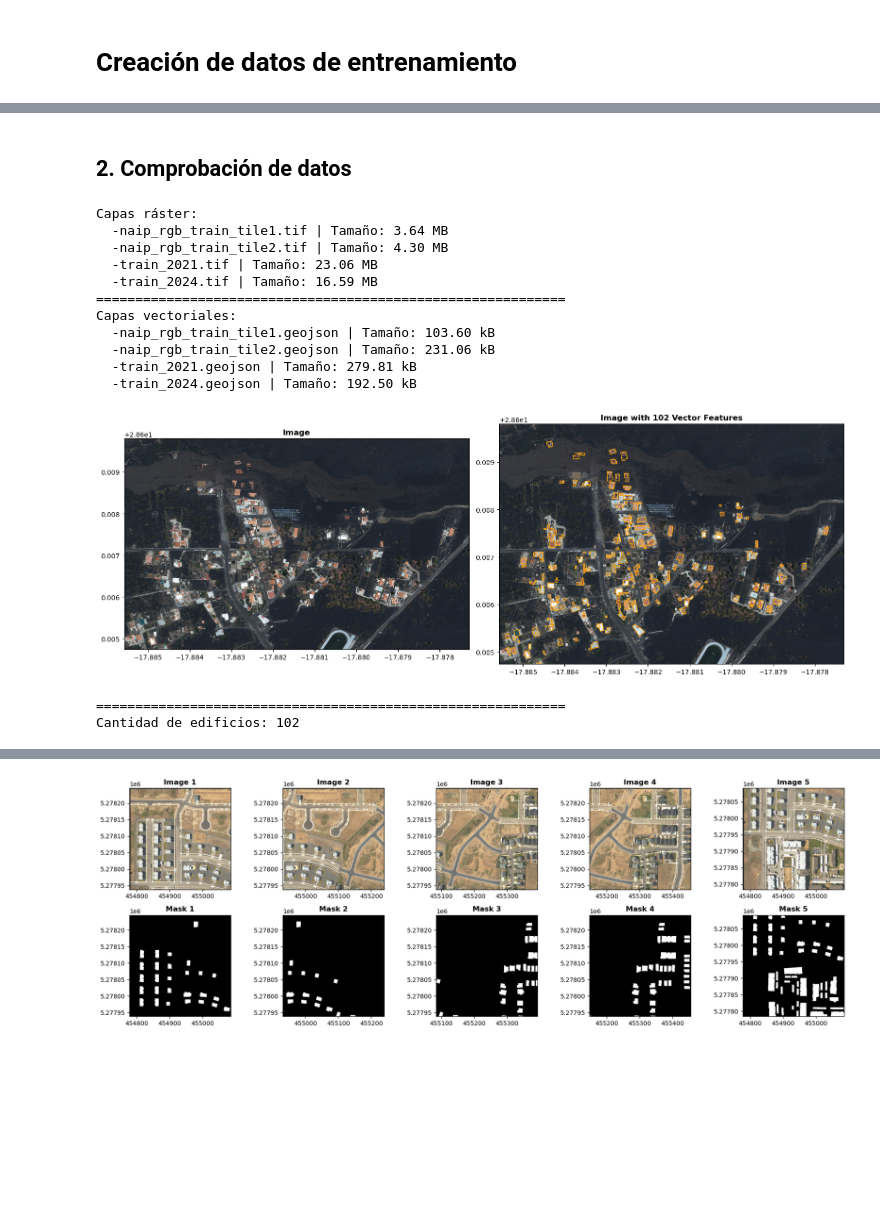
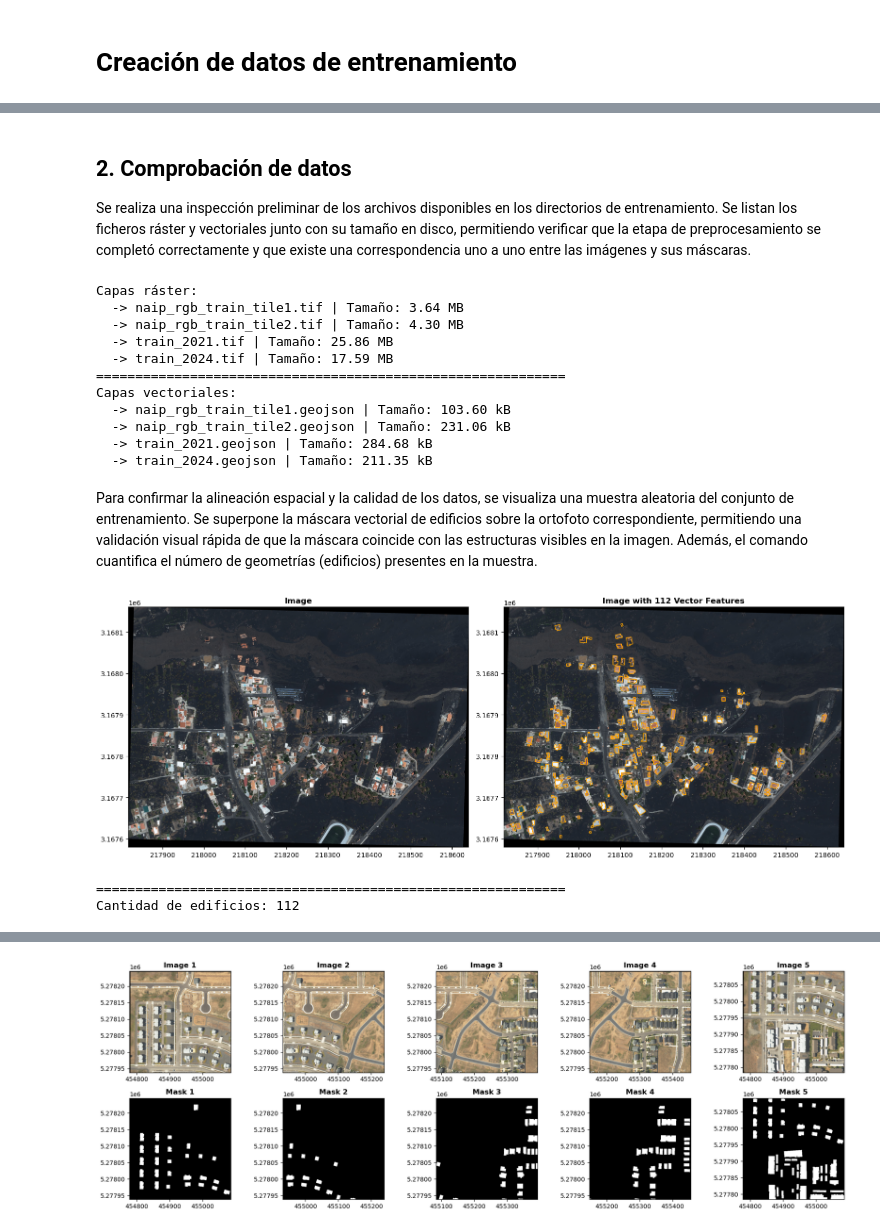
Before and after one commit to jcongom/TFG-disaster-building-footprint-extraction, a Jupyter notebook: notebooks/01_extraccion_datos.ipynb, the cells around one changed output, grey strips where cells are left out. Drawn from its saved outputs; the diff is of its cells as text; code cells hidden in the pictures; blank space fills up the shorter version.

```diff
--- a/notebooks/01_extraccion_datos.ipynb
+++ b/notebooks/01_extraccion_datos.ipynb
@@ -17,44 +15,48 @@ masks_path = f"{train_path}/masks"
 # %% [markdown]
 ## 2. Comprobación de datos
+
+Se realiza una inspección preliminar de los archivos disponibles en los directorios de entrenamiento. Se listan los ficheros ráster y vectoriales junto con su tamaño en disco, permitiendo verificar que la etapa de preprocesamiento se completó correctamente y que existe una correspondencia uno a uno entre las imágenes y sus máscaras.
 # %%
 # Mostrar los archivos en las carpetas
 print("Capas ráster:")
-for i in sorted(os.listdir(images_path)):
-    path = os.path.join(images_path, i)
-    print(f"  -{i} | Tamaño: {os.path.getsize(path)/(1024*1024):.2f} MB")
+for i in sorted(os.listdir(IMAGES_PATH)):
+    path = os.path.join(IMAGES_PATH, i)
+    print(f"  -> {i} | Tamaño: {os.path.getsize(path)/(1024*1024):.2f} MB")
 
 print(f"{'='*60}")
 
 print("Capas vectoriales:")
-for i in sorted(os.listdir(masks_path)):
-    path = os.path.join(masks_path, i)
-    print(f"  -{i} | Tamaño: {os.path.getsize(path)/(1024):.2f} kB")
+for i in sorted(os.listdir(MASKS_PATH)):
+    path = os.path.join(MASKS_PATH, i)
+    print(f"  -> {i} | Tamaño: {os.path.getsize(path)/(1024):.2f} kB")
 # %% [output]
 Capas ráster:
-  -naip_rgb_train_tile1.tif | Tamaño: 3.64 MB
-  -naip_rgb_train_tile2.tif | Tamaño: 4.30 MB
-  -train_2021.tif | Tamaño: 23.06 MB
-  -train_2024.tif | Tamaño: 16.59 MB
+  -> naip_rgb_train_tile1.tif | Tamaño: 3.64 MB
+  -> naip_rgb_train_tile2.tif | Tamaño: 4.30 MB
+  -> train_2021.tif | Tamaño: 25.86 MB
+  -> train_2024.tif | Tamaño: 17.59 MB
 ============================================================
 Capas vectoriales:
-  -naip_rgb_train_tile1.geojson | Tamaño: 103.60 kB
-  -naip_rgb_train_tile2.geojson | Tamaño: 231.06 kB
-  -train_2021.geojson | Tamaño: 279.81 kB
-  -train_2024.geojson | Tamaño: 192.50 kB
+  -> naip_rgb_train_tile1.geojson | Tamaño: 103.60 kB
+  -> naip_rgb_train_tile2.geojson | Tamaño: 231.06 kB
+  -> train_2021.geojson | Tamaño: 284.68 kB
+  -> train_2024.geojson | Tamaño: 211.35 kB
+# %% [markdown]
+Para confirmar la alineación espacial y la calidad de los datos, se visualiza una muestra aleatoria del conjunto de entrenamiento. Se superpone la máscara vectorial de edificios sobre la ortofoto correspondiente, permitiendo una validación visual rápida de que la máscara coincide con las estructuras visibles en la imagen. Además, el comando cuantifica el número de geometrías (edificios) presentes en la muestra.
 # %%
 # Visualizar uno de los archivos con su vector asociado
-image_example = f"{images_path}/train_2024.tif"
-mask_example = f"{masks_path}/train_2024.geojson"
+image_example = f"{IMAGES_PATH}/train_2024.tif"
+mask_example = f"{MASKS_PATH}/train_2024.geojson"
 fig, axes, info = geoai.display_image_with_vector(
     image_example, mask_example, vector_color="orange"
 )
 
 # Contar los edificios en el área de la imagen
 print(f"\n{'='*60}")
 print(f"Cantidad de edificios: {info['num_features']}")
 # %% [output]
-[figure, old version]
+[figure, new version]
 ============================================================
-Cantidad de edificios: 102
+Cantidad de edificios: 112
 # %% [markdown]
 ## 3. Creación de mosaicos
```
Also changed, not shown: parts of 7 cells of this notebook, 47 other files.
